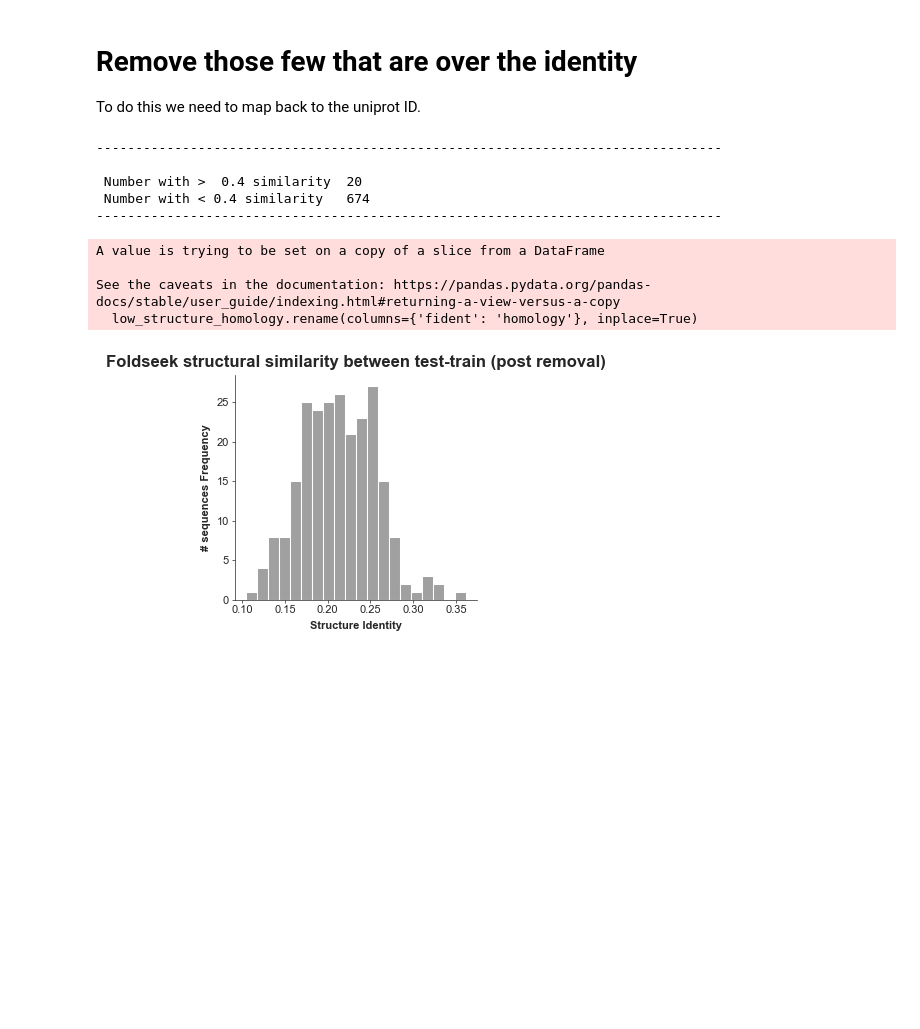
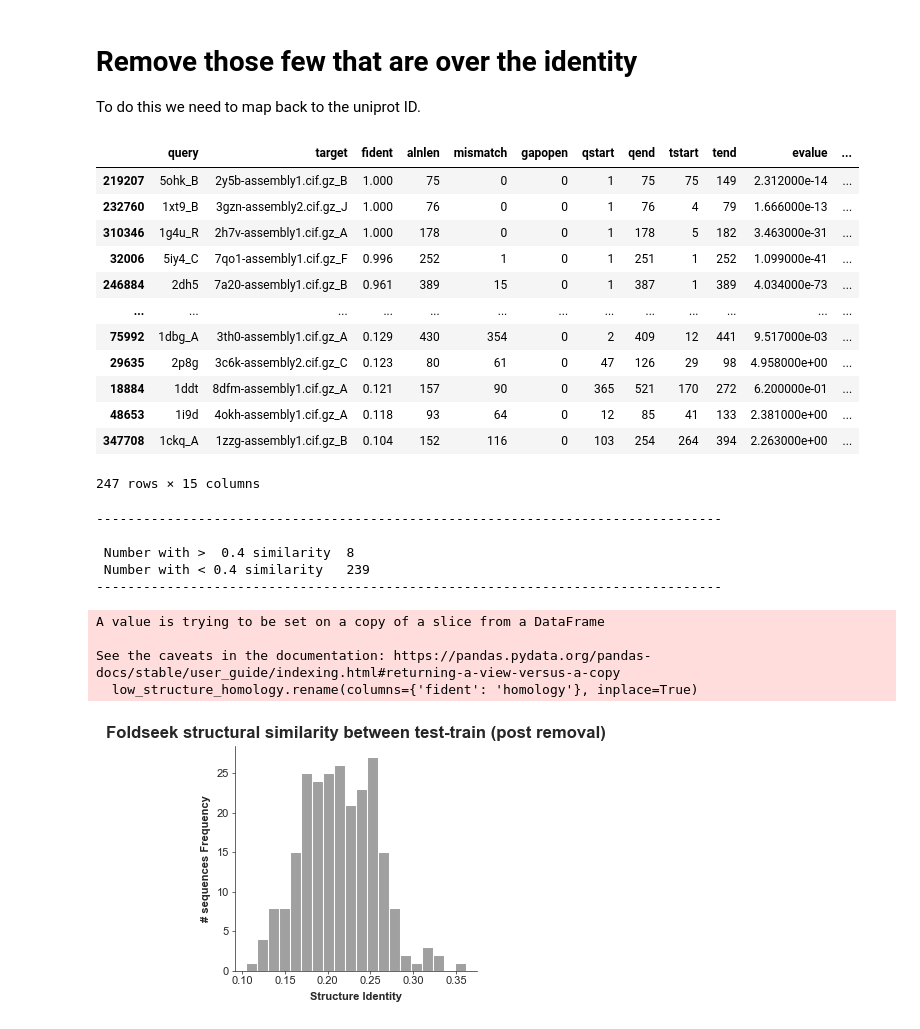
Before and after one commit to WRiegs/Squidly, a Jupyter notebook: manuscript/StructureSequenceSimilarity_BenchmarkSetup.ipynb, the cells around one changed output. Saved outputs shown, nothing was run; the diff lists cells and outputs as text; code cells hidden in the pictures; blank space fills up the shorter version.

```diff
--- a/manuscript/StructureSequenceSimilarity_BenchmarkSetup.ipynb
+++ b/manuscript/StructureSequenceSimilarity_BenchmarkSetup.ipynb
@@ -333,23 +342,38 @@ To do this we need to map back to the uniprot ID.
 # %%
 # For each pdb we want the entry
 pdbs_to_entries = {}
 for entry, p in pdbs[['Entry', 'PDB']].values:
     for pdb in p.split(';'):
         pdb = pdb.lower()
         if entry in test_ids:
             if pdbs_to_entries.get(pdb) is not None and pdb != '':
                 print(entry, pdb, pdbs_to_entries[pdb])
             else:
                 pdbs_to_entries[pdb] = entry
 
 # Map both these sets back
 foldseek_df['pdb_query'] = [q.split('_')[0] for q in foldseek_df['query'].values]
 foldseek_df['Entry'] = [pdbs_to_entries.get(q) for q in foldseek_df['pdb_query'].values]
 foldseek_df.drop_duplicates('Entry', inplace=True)
+foldseek_df
+# %% [output]
+|  | query | target | fident | alnlen | mismatch | gapopen | qstart | qend | tstart | tend | evalue | ... |
+| 219207 | 5ohk_B | 2y5b-assembly1.cif.gz_B | 1.000 | 75 | 0 | 0 | 1 | 75 | 75 | 149 | 2.312000e-14 | ... |
+| 232760 | 1xt9_B | 3gzn-assembly2.cif.gz_J | 1.000 | 76 | 0 | 0 | 1 | 76 | 4 | 79 | 1.666000e-13 | ... |
+| 310346 | 1g4u_R | 2h7v-assembly1.cif.gz_A | 1.000 | 178 | 0 | 0 | 1 | 178 | 5 | 182 | 3.463000e-31 | ... |
+| 32006 | 5iy4_C | 7qo1-assembly1.cif.gz_F | 0.996 | 252 | 1 | 0 | 1 | 251 | 1 | 252 | 1.099000e-41 | ... |
+| 246884 | 2dh5 | 7a20-assembly1.cif.gz_B | 0.961 | 389 | 15 | 0 | 1 | 387 | 1 | 389 | 4.034000e-73 | ... |
+| ... | ... | ... | ... | ... | ... | ... | ... | ... | ... | ... | ... | ... |
+| 75992 | 1dbg_A | 3th0-assembly1.cif.gz_A | 0.129 | 430 | 354 | 0 | 2 | 409 | 12 | 441 | 9.517000e-03 | ... |
+| 29635 | 2p8g | 3c6k-assembly2.cif.gz_C | 0.123 | 80 | 61 | 0 | 47 | 126 | 29 | 98 | 4.958000e+00 | ... |
+| 18884 | 1ddt | 8dfm-assembly1.cif.gz_A | 0.121 | 157 | 90 | 0 | 365 | 521 | 170 | 272 | 6.200000e-01 | ... |
+| 48653 | 1i9d | 4okh-assembly1.cif.gz_A | 0.118 | 93 | 64 | 0 | 12 | 85 | 41 | 133 | 2.381000e+00 | ... |
+| 347708 | 1ckq_A | 1zzg-assembly1.cif.gz_B | 0.104 | 152 | 116 | 0 | 103 | 254 | 264 | 394 | 2.263000e+00 | ... |
+247 rows × 15 columns
 # %%
 structural_cutoff = 0.4
-u.dp([f'\n Number with >  {structural_cutoff} similarity ', len(results[results['fident'] > structural_cutoff]),
-      f'\n Number with < {structural_cutoff} similarity ', len(results[results['fident'] < structural_cutoff])])
+u.dp([f'\n Number with >  {structural_cutoff} similarity ', len(foldseek_df[foldseek_df['fident'] > structural_cutoff]),
+      f'\n Number with < {structural_cutoff} similarity ', len(foldseek_df[foldseek_df['fident'] < structural_cutoff])])
 
 low_structure_homology = foldseek_df[foldseek_df['fident'] < structural_cutoff]
 low_structure_homology.rename(columns={'fident': 'homology'}, inplace=True)
@@ -362,8 +386,8 @@ plt.savefig(os.path.join(fig_dir, 'CataloDB_FoldSeek_test-train_structuresim_rem
 # %% [output]
 --------------------------------------------------------------------------------
 
- Number with >  0.4 similarity  20
- Number with < 0.4 similarity   674
+ Number with >  0.4 similarity  8
+ Number with < 0.4 similarity   239
 --------------------------------------------------------------------------------
 A value is trying to be set on a copy of a slice from a DataFrame
 
```
Also changed, not shown: parts of 6 cells of this notebook, 2 other files.
